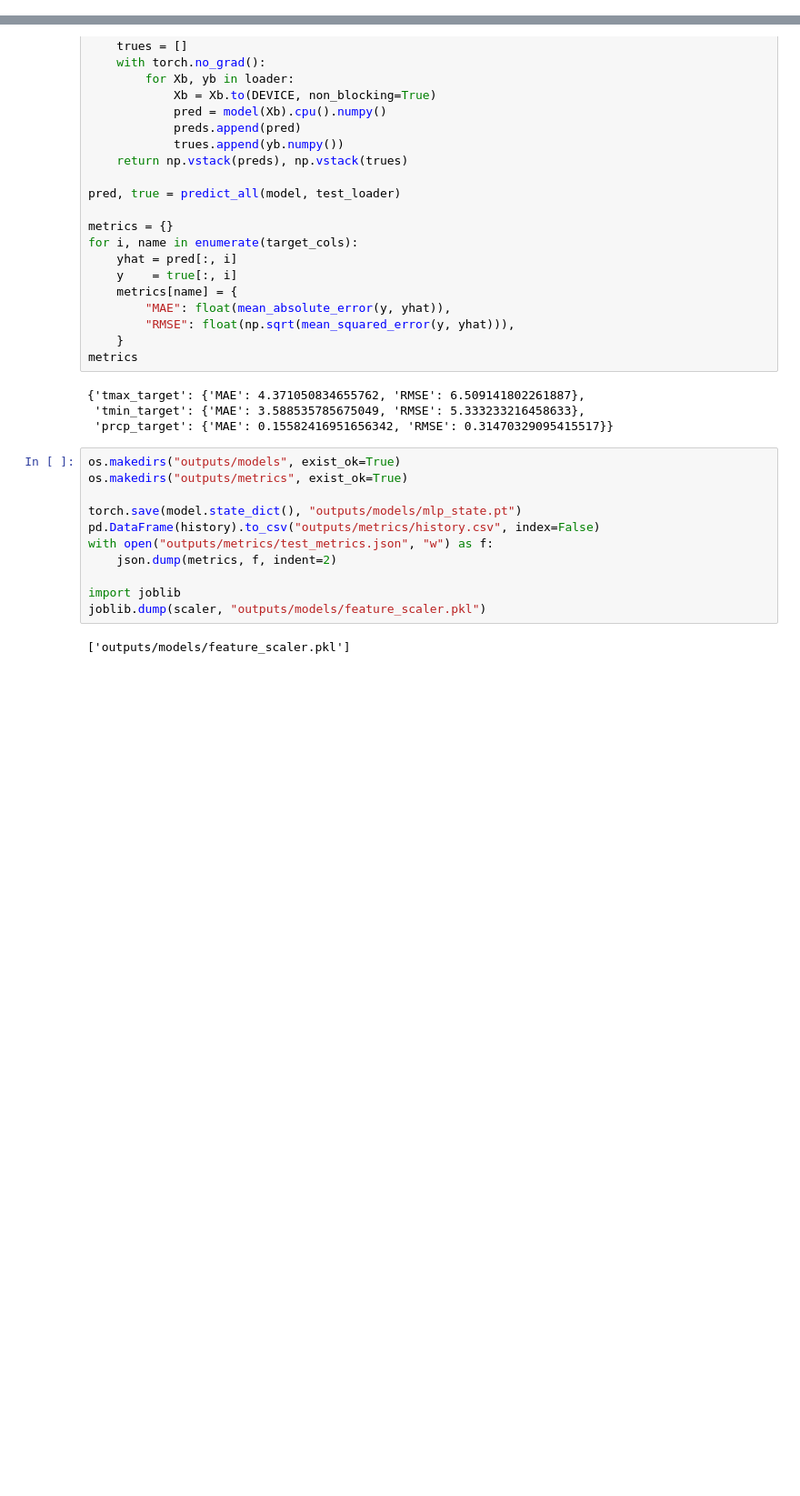
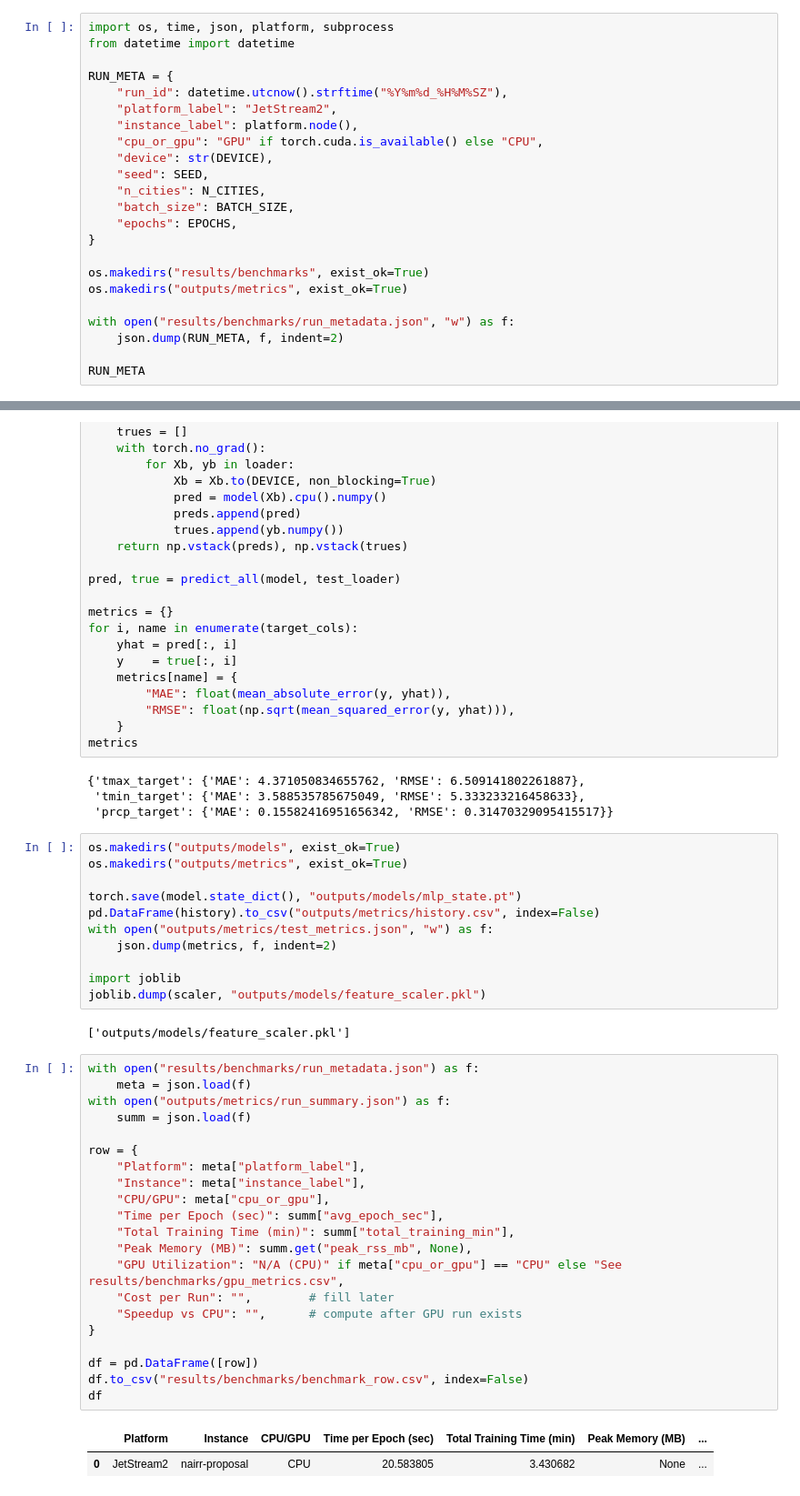
Before and after one commit to ms-cc-org/NAIRR-workflows, a Jupyter notebook: outputs/reports/forecasting.executed.ipynb, the cells around one changed output, grey strips where cells are left out. Shown at 91% size. Cells and saved outputs as stored; diff of their text form; blank space fills up the shorter version.

Commit message:
changes for benchmarks

```diff
--- a/outputs/reports/forecasting.executed.ipynb
+++ b/outputs/reports/forecasting.executed.ipynb
@@ -318,0 +356,23 @@ Device: cpu
+# %%
+import os, time, json, platform, subprocess
+from datetime import datetime
+
+RUN_META = {
+    "run_id": datetime.utcnow().strftime("%Y%m%d_%H%M%SZ"),
+    "platform_label": "JetStream2",
+    "instance_label": platform.node(),
+    "cpu_or_gpu": "GPU" if torch.cuda.is_available() else "CPU",
+    "device": str(DEVICE),
+    "seed": SEED,
+    "n_cities": N_CITIES,
+    "batch_size": BATCH_SIZE,
+    "epochs": EPOCHS,
+}
+
+os.makedirs("results/benchmarks", exist_ok=True)
+os.makedirs("outputs/metrics", exist_ok=True)
+
+with open("results/benchmarks/run_metadata.json", "w") as f:
+    json.dump(RUN_META, f, indent=2)
+
+RUN_META
@@ -359,3 +429,27 @@ import joblib
 joblib.dump(scaler, "outputs/models/feature_scaler.pkl")
 # %% [output]
 ['outputs/models/feature_scaler.pkl']
+# %%
+with open("results/benchmarks/run_metadata.json") as f:
+    meta = json.load(f)
+with open("outputs/metrics/run_summary.json") as f:
+    summ = json.load(f)
+
+row = {
+    "Platform": meta["platform_label"],
+    "Instance": meta["instance_label"],
+    "CPU/GPU": meta["cpu_or_gpu"],
+    "Time per Epoch (sec)": summ["avg_epoch_sec"],
+    "Total Training Time (min)": summ["total_training_min"],
+    "Peak Memory (MB)": summ.get("peak_rss_mb", None),
+    "GPU Utilization": "N/A (CPU)" if meta["cpu_or_gpu"] == "CPU" else "See results/benchmarks/gpu_metrics.csv",
+    "Cost per Run": "",        # fill later
+    "Speedup vs CPU": "",      # compute after GPU run exists
+}
+
+df = pd.DataFrame([row])
+df.to_csv("results/benchmarks/benchmark_row.csv", index=False)
+df
+# %% [output]
+|  | Platform | Instance | CPU/GPU | Time per Epoch (sec) | Total Training Time (min) | Peak Memory (MB) | ... |
+| 0 | JetStream2 | nairr-proposal | CPU | 20.583805 | 3.430682 | None | ... |
```
Also changed, not shown: parts of 5 cells of this notebook, 7 other files.
